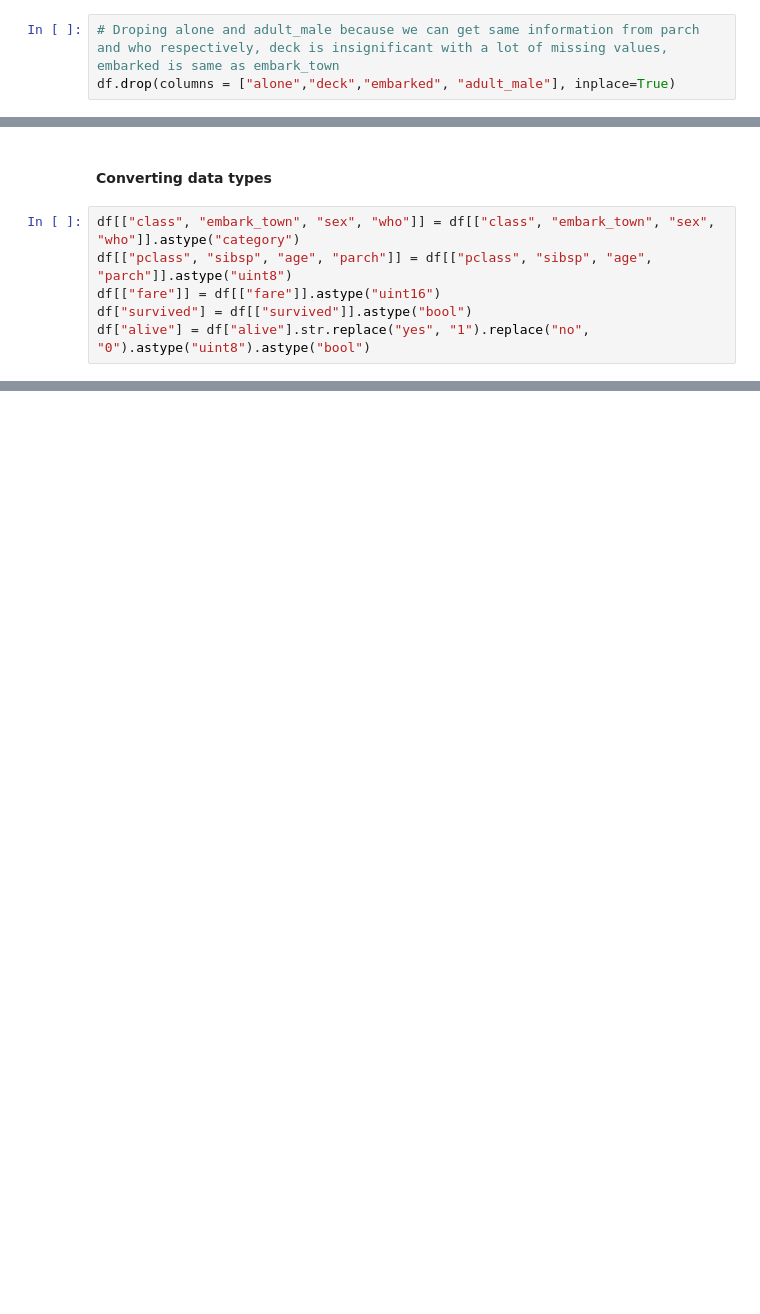
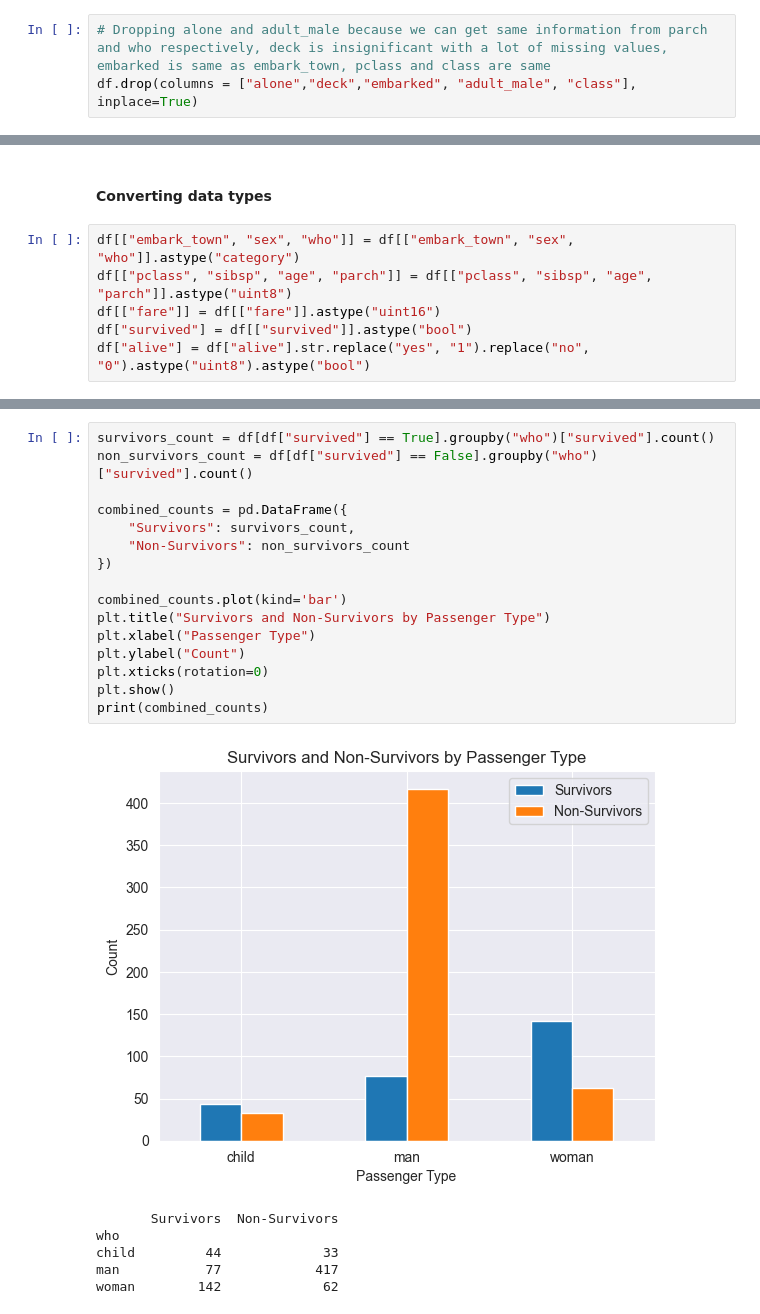
Before and after one commit to ishahzaibkhan/titanic_seaborn, a Jupyter notebook: main.ipynb, the cells around one changed output, grey strips where cells are left out. Saved outputs shown, nothing was run; the diff lists cells and outputs as text; blank space fills up the shorter version.

Commit message:
Exploratory Data Analysis 1

```diff
--- a/main.ipynb
+++ b/main.ipynb
@@ -63,5 +210,5 @@ df["embark_town"].unique()
 # %% [markdown]
 #### Drop Features
 # %%
-# Droping alone and adult_male because we can get same information from parch and who respectively, deck is insignificant with a lot of missing values, embarked is same as embark_town
-df.drop(columns = ["alone","deck","embarked", "adult_male"], inplace=True)
+# Dropping alone and adult_male because we can get same information from parch and who respectively, deck is insignificant with a lot of missing values, embarked is same as embark_town, pclass and class are same
+df.drop(columns = ["alone","deck","embarked", "adult_male", "class"], inplace=True)
@@ -68,7 +217,7 @@ df.drop(columns = ["alone","deck","embarked", "adult_male"], inplace=True)
 # %% [markdown]
 #### Converting data types
 # %%
-df[["class", "embark_town", "sex", "who"]] = df[["class", "embark_town", "sex", "who"]].astype("category")
+df[["embark_town", "sex", "who"]] = df[["embark_town", "sex", "who"]].astype("category")
 df[["pclass", "sibsp", "age", "parch"]] = df[["pclass", "sibsp", "age", "parch"]].astype("uint8")
 df[["fare"]] = df[["fare"]].astype("uint16")
 df["survived"] = df[["survived"]].astype("bool")
@@ -75,0 +250,23 @@ df["alive"] = df["alive"].str.replace("yes", "1").replace("no", "0").astype("uin
+# %%
+survivors_count = df[df["survived"] == True].groupby("who")["survived"].count()
+non_survivors_count = df[df["survived"] == False].groupby("who")["survived"].count()
+
+combined_counts = pd.DataFrame({
+    "Survivors": survivors_count,
+    "Non-Survivors": non_survivors_count
+})
+
+combined_counts.plot(kind='bar')
+plt.title("Survivors and Non-Survivors by Passenger Type")
+plt.xlabel("Passenger Type")
+plt.ylabel("Count")
+plt.xticks(rotation=0)
+plt.show()
+print(combined_counts)
+# %% [output]
+[figure, added]
+       Survivors  Non-Survivors
+who
+child         44             33
+man           77            417
+woman        142             62
```
Also changed, not shown: parts of 22 cells of this notebook.
